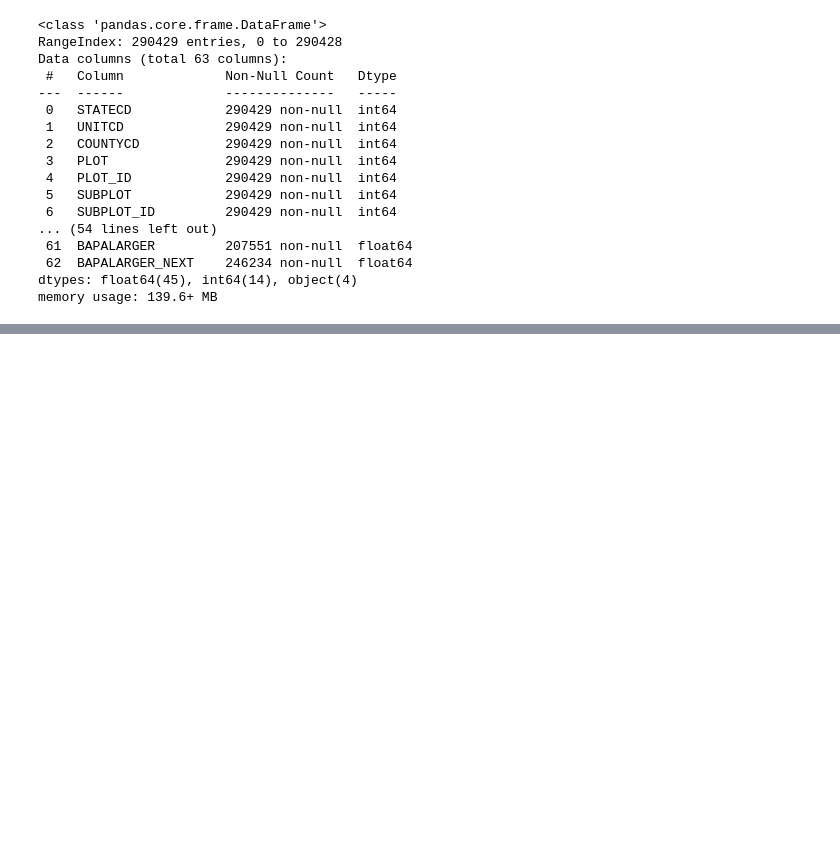
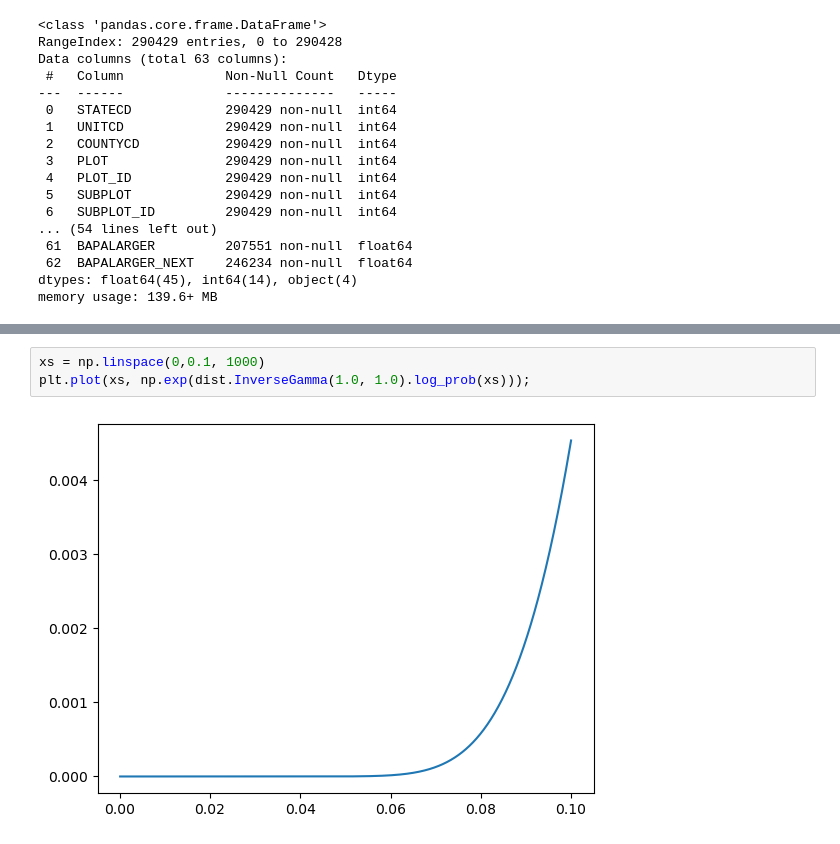
Before and after one commit to d-diaz/refit_fvs, a Jupyter notebook: notebooks/0X_Scanning Diameter Growth.ipynb, the cells around one changed output, grey strips where cells are left out. Cells and saved outputs as stored; diff of their text form; blank space fills up the shorter version.

```diff
--- a/notebooks/0X_Scanning Diameter Growth.ipynb
+++ b/notebooks/0X_Scanning Diameter Growth.ipynb
@@ -484,0 +366,5 @@ Number of divergences: 2
+# %%
+xs = np.linspace(0,0.1, 1000)
+plt.plot(xs, np.exp(dist.InverseGamma(1.0, 1.0).log_prob(xs)));
+# %% [output]
+[figure, added]
```
Also changed, not shown: parts of 27 cells of this notebook.
